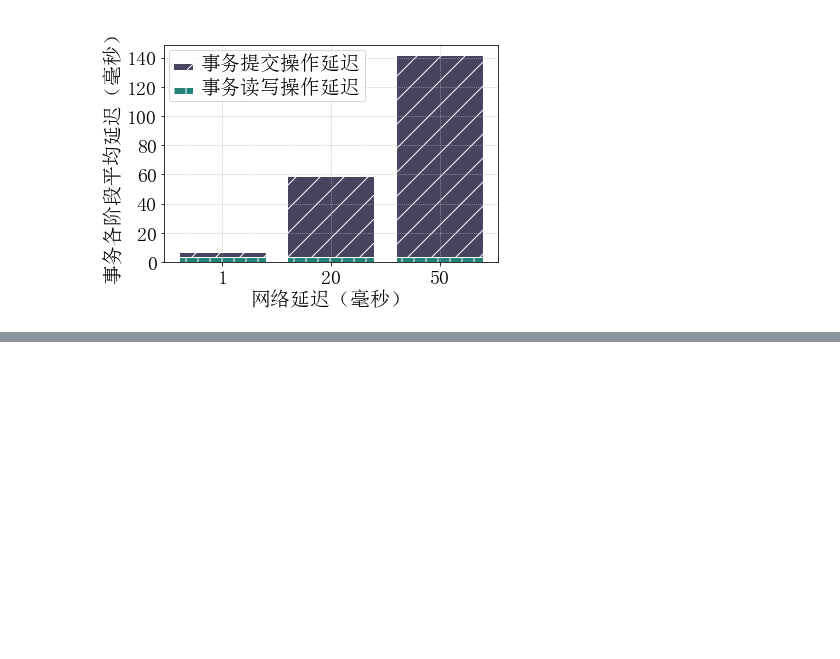
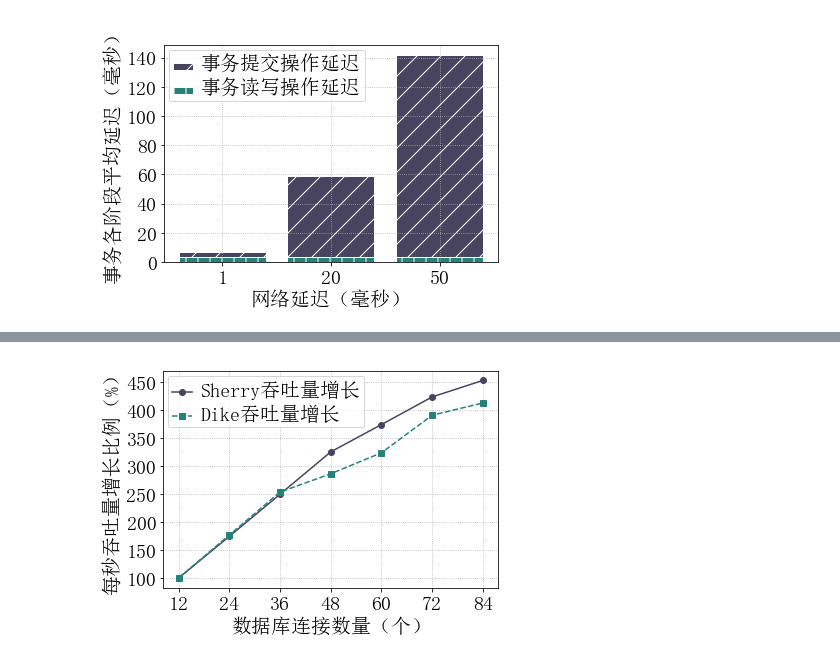
Before and after one commit to HoniiTro19/oceanbase, a Jupyter notebook: testbench/script/graphs.ipynb, the cells around one changed output, grey strips where cells are left out. Drawn from its saved outputs; the diff is of its cells as text; code cells hidden in the pictures; blank space fills up the shorter version.

```diff
--- a/testbench/script/graphs.ipynb
+++ b/testbench/script/graphs.ipynb
@@ -1000,7 +1010,33 @@ threads1_operations20_latency = np.array([64810.119, 68794.384, 71069.795, 73380
 
 # Dike多线程扩展能力
 threads = np.array([12, 24, 36, 48, 60, 72, 84])
-dike_tps = np.array([182.543, 322.563, 462.5, 521.983, 590.337, 712.607, 752.63])
+dike_30w_tps = np.array([182.543, 322.563, 462.5, 521.983, 590.337, 712.607, 752.63])
+# %%
+# x轴连接数量，y轴吞吐量，折线图，图例为不同工具
+plt.figure()
+plt.grid(linestyle = ":") #设置背景网格线为虚线
+
+x = np.array([1, 2, 3, 4, 5, 6, 7])
+x_label = np.array([12, 24, 36, 48, 60, 72, 84])
+threads1_operations20_tps_norm = threads1_operations20_tps / threads1_operations20_tps[0] * 100
+dike_30w_tps_norm = dike_30w_tps / dike_30w_tps[0] * 100
+plt.plot(x, threads1_operations20_tps_norm, linestyle="-", color=color1, marker="o", label="Sherry吞吐量增长", linewidth=1.5)
+plt.plot(x, dike_30w_tps_norm, linestyle="--", color=color2, marker="s", label="Dike吞吐量增长", linewidth=1.5)
+
+plt.xticks(x, x_label, fontproperties=font)
+plt.yticks(fontproperties=font)
+plt.xlabel("数据库连接数量（个）", fontproperties=font)
+plt.ylabel("每秒吞吐量增长比例（%）", fontproperties=font)
+
+plt.legend(loc=0, numpoints=1)
+leg = plt.gca().get_legend()
+ltext = leg.get_texts()
+plt.setp(ltext, fontproperties=font)
+
+plt.savefig("../result/connection-tool-tps.pdf", bbox_inches="tight")
+plt.show()
+# %% [output]
+[figure, added]
 # %%
 # 长时间运行能力
 times = np.array([30, 60, 90, 120, 150])
```
Also changed, not shown: parts of 6 cells of this notebook, 3 other files.
